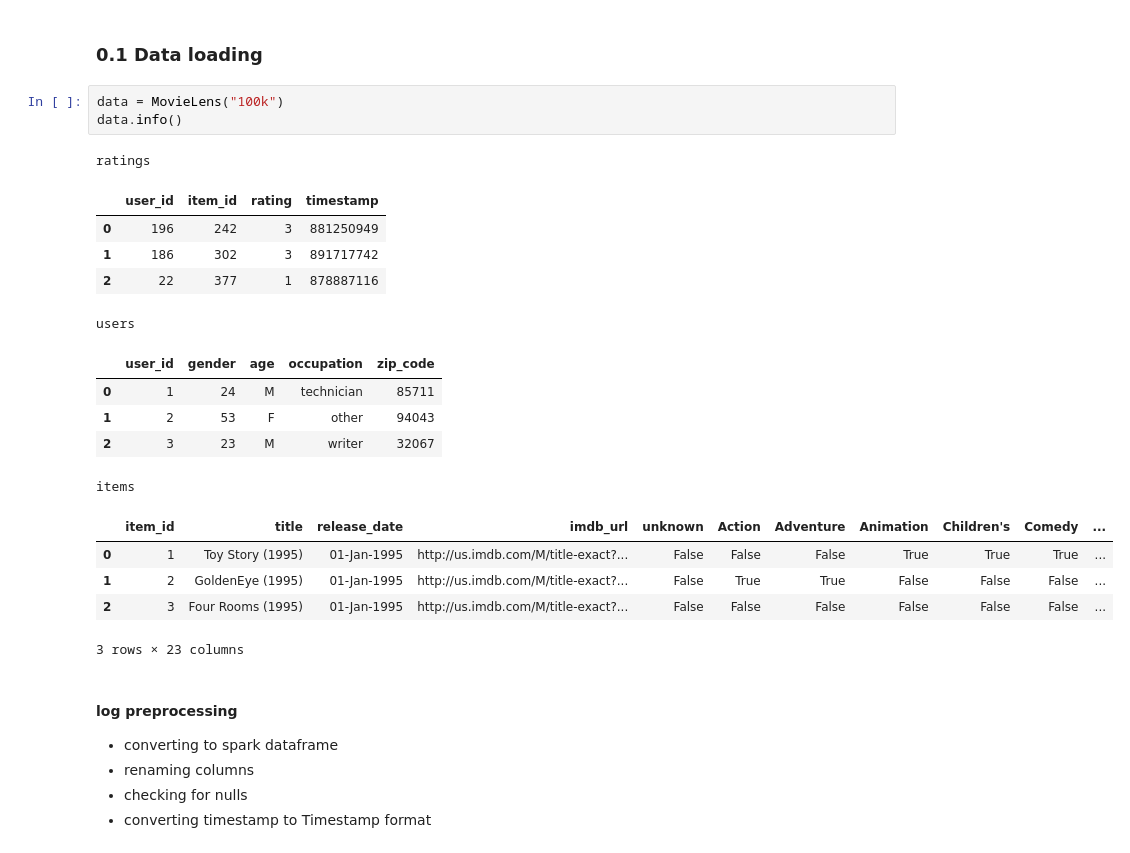
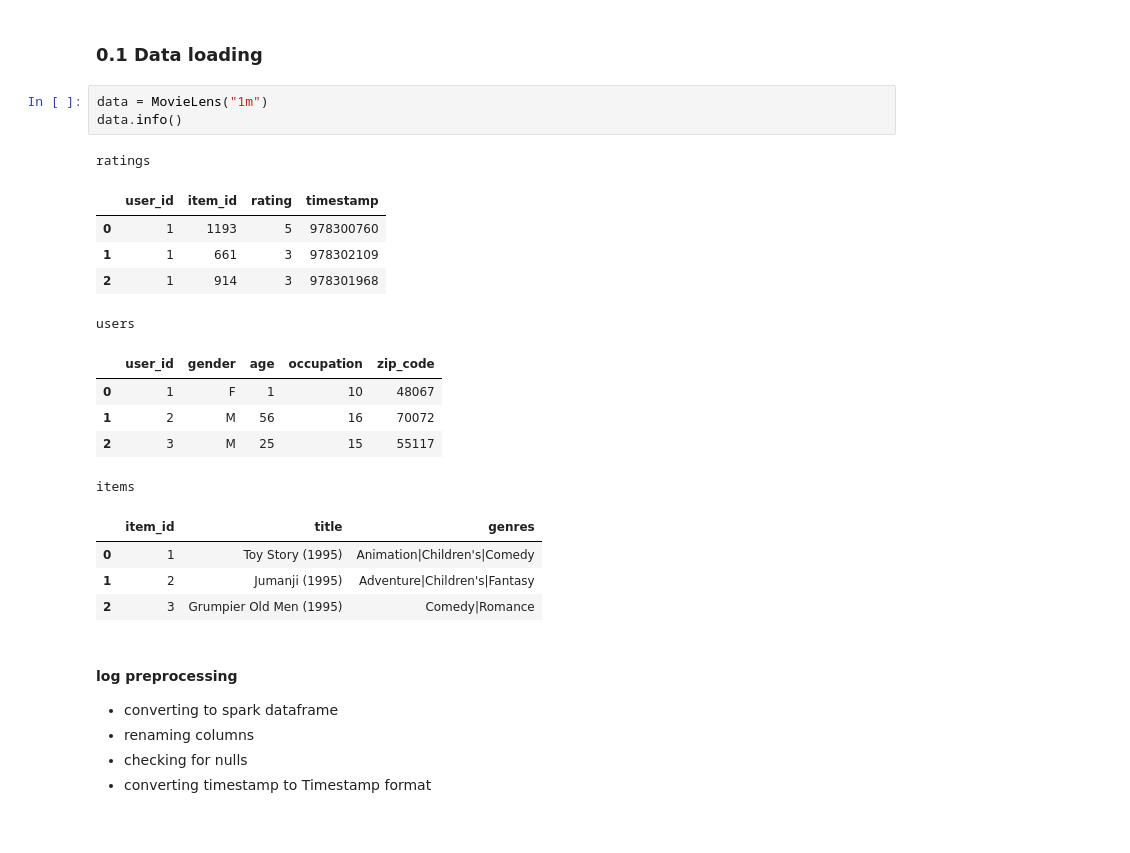
Before and after one commit to Arkadiy-Vladimirov/MyRePlay, a Jupyter notebook: my_experiments/01_models_comparison.ipynb, the cells around one changed output. Cells and saved outputs as stored; diff of their text form.

```diff
--- a/my_experiments/01_models_comparison.ipynb
+++ b/my_experiments/01_models_comparison.ipynb
@@ -101,25 +102,24 @@ Using Spark's default log4j profile: org/apache/spark/log4j-defaults.properties
 # %% [markdown]
 ### 0.1 Data loading
 # %%
-data = MovieLens("100k")
+data = MovieLens("1m")
 data.info()
 # %% [output]
 ratings
 |  | user_id | item_id | rating | timestamp |
-| 0 | 196 | 242 | 3 | 881250949 |
-| 1 | 186 | 302 | 3 | 891717742 |
-| 2 | 22 | 377 | 1 | 878887116 |
+| 0 | 1 | 1193 | 5 | 978300760 |
+| 1 | 1 | 661 | 3 | 978302109 |
+| 2 | 1 | 914 | 3 | 978301968 |
 users
 |  | user_id | gender | age | occupation | zip_code |
-| 0 | 1 | 24 | M | technician | 85711 |
-| 1 | 2 | 53 | F | other | 94043 |
-| 2 | 3 | 23 | M | writer | 32067 |
+| 0 | 1 | F | 1 | 10 | 48067 |
+| 1 | 2 | M | 56 | 16 | 70072 |
+| 2 | 3 | M | 25 | 15 | 55117 |
 items
-|  | item_id | title | release_date | imdb_url | unknown | Action | Adventure | Animation | Children's | Comedy | ... |
-| 0 | 1 | Toy Story (1995) | 01-Jan-1995 | http://us.imdb.com/M/title-exact?... | False | False | False | True | True | True | ... |
-| 1 | 2 | GoldenEye (1995) | 01-Jan-1995 | http://us.imdb.com/M/title-exact?... | False | True | True | False | False | False | ... |
-| 2 | 3 | Four Rooms (1995) | 01-Jan-1995 | http://us.imdb.com/M/title-exact?... | False | False | False | False | False | False | ... |
+|  | item_id | title | genres |
+| 0 | 1 | Toy Story (1995) | Animation|Children's|Comedy |
+| 1 | 2 | Jumanji (1995) | Adventure|Children's|Fantasy |
+| 2 | 3 | Grumpier Old Men (1995) | Comedy|Romance |
-3 rows × 23 columns
 # %% [markdown]
 #### log preprocessing
 
```
Also changed, not shown: parts of 11 cells of this notebook, 4 other files.
